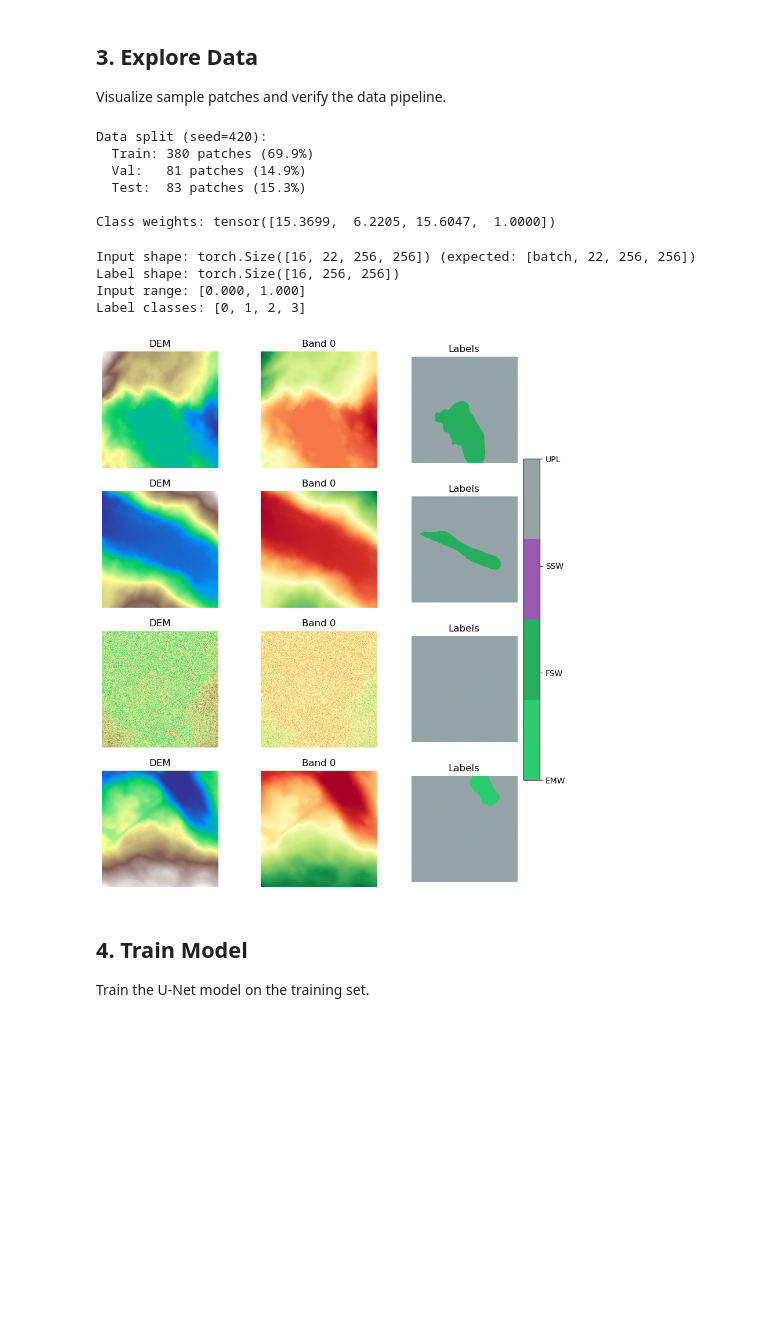
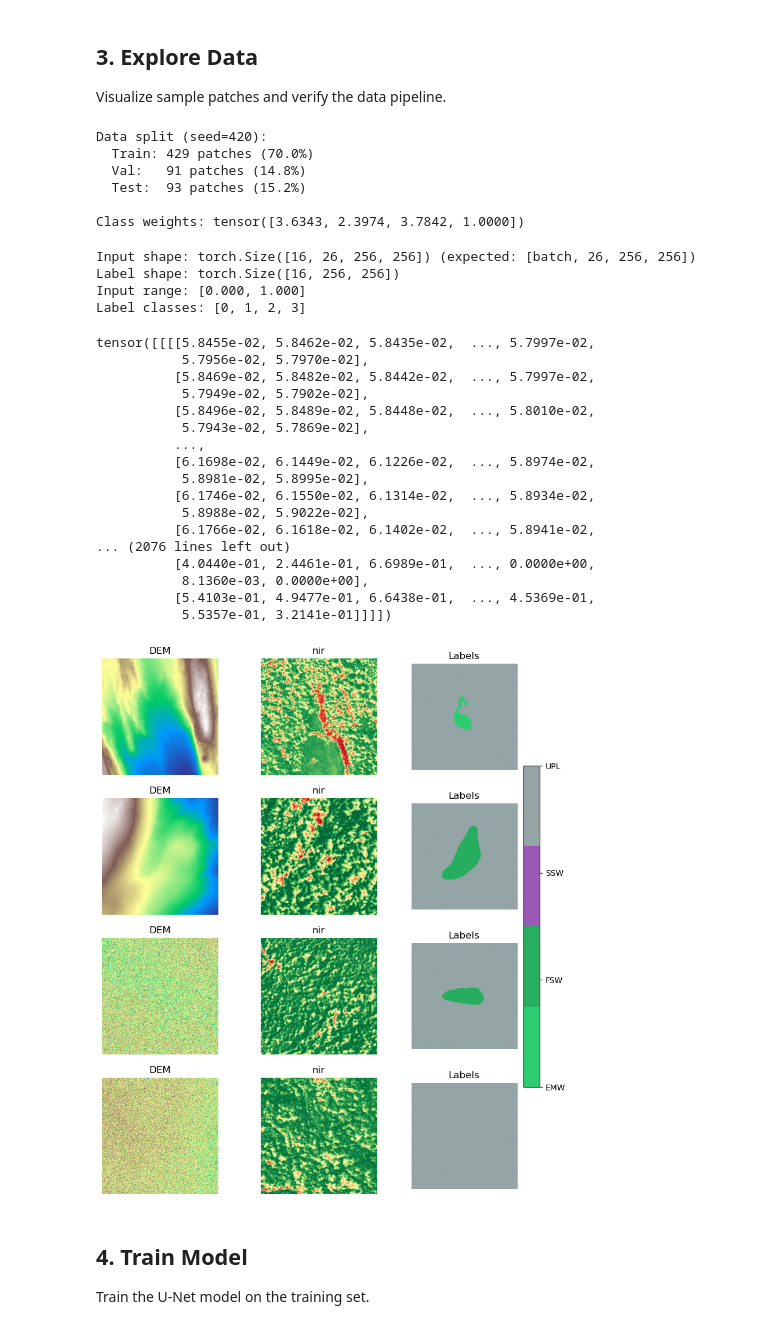
Before and after one commit to ajs0428/NYS_Wetlands_DL, a Jupyter notebook: Python_Code_Analysis/DL_Pipeline_v2/wetland_pipeline.ipynb, the cells around one changed output. Saved outputs shown, nothing was run; the diff lists cells and outputs as text; code cells hidden in the pictures; blank space fills up the shorter version.

Commit message:
patch viewer tool

```diff
--- a/Python_Code_Analysis/DL_Pipeline_v2/wetland_pipeline.ipynb
+++ b/Python_Code_Analysis/DL_Pipeline_v2/wetland_pipeline.ipynb
@@ -43,10 +43,15 @@ Project root: /Users/Anthony/Data and Analysis Local/NYS_Wetlands_DL
 # Edit these paths and parameters as needed
 
 # Data paths
-PATCHES_DIR = PROJECT_ROOT / "Data" / "Training_Data" / "R_Patches" # Changing this to include patches without open water
+PATCHES_DIR = PROJECT_ROOT / "Data" / "Training_Data" / "R_Patches" # 613 patches, 18 bands (17 predictors + MOD_CLASS)
 STATS_PATH = PROJECT_ROOT / "Data" / "Training_Data" / "normalization_stats.json"
 GLOBAL_STATS = PROJECT_ROOT / "Data" / "Training_Data" / "HUC_DL_Stacks_Extracted_Values.json"
 MODELS_DIR = PROJECT_ROOT / "Models"
+
+# NOTE (May 2026): patches now include 4 leaf-off NAIP ortho bands (r_lo, g_lo, b_lo, nir_lo),
+# 0-255 reflectance like the leaf-on r/g/b/nir. 17 predictors -> in_channels=26 after the
+# Geomorph one-hot expansion (1 -> 10). The global stats file has been re-exported to include
+# the leaf-off bands, so all min_max bands use full-coverage global min/max.
 
 # Training parameters
 EPOCHS = 25
@@ -56,6 +61,11 @@ BASE_FILTERS = 32  # 32 for local (M1), 64 for HPC
 DEPTH = 4          # 4 for local, 5 for HPC
 NUM_WORKERS = 0    # Set to 0 if issues on Mac
 SEED = 420
+
+# Class weighting: (1/freq)**WEIGHT_POWER, rescaled so min nonzero weight = 1.0.
+# 1.0 = pure inverse-freq (aggressive), 0.5 = sqrt-inverse (gentler), 0.0 = uniform.
+# Lower values reduce minority over-prediction. Used when computing stats below.
+WEIGHT_POWER = 0.5
 
 # ASPP (Atrous Spatial Pyramid Pooling) at U-Net bottleneck
 # Expands receptive field to ~250m+ without changing encoder/decoder structure
@@ -68,7 +78,7 @@ DICE_WEIGHT = 1.0       # Weight for Dice Loss component (default: 1.0)
 FOCAL_GAMMA = 2.0       # Focal Loss gamma (0=plain CE, 2=standard focal)
 LABEL_SMOOTHING = 0.0   # Label smoothing factor (0.0 = off)
 
-# Classification mode: "multiclass" (5-class) or "binary" (WET vs UPL)
+# Classification mode: "multiclass" (4-class: EMW/FSW/SSW/UPL) or "binary" (WET vs UPL)
     # To switch modes, edit "classification_mode" in dl_band_config.json, then
     # re-run dl_01_compute_statistics to regenerate normalization_stats.json.
     # The dataset, training, and evaluation steps adapt automatically.
@@ -76,6 +86,7 @@ LABEL_SMOOTHING = 0.0   # Label smoothing factor (0.0 = off)
 print("Configuration loaded!")
 if USE_ASPP:
     print(f"ASPP: enabled (rates={ASPP_RATES})")
+print(f"Class weight power: {WEIGHT_POWER}")
 print(f"Loss: Focal(gamma={FOCAL_GAMMA}) * {CE_WEIGHT} + Dice * {DICE_WEIGHT}")
 print(f"Patches directory: {PATCHES_DIR}")
 print(f"Patches exist: {PATCHES_DIR.exists()}")
@@ -110,7 +122,12 @@ Scan all training patches to compute:
 **Run this once** when you have new training data.
 # %%
 # Compute and save statistics
-stats = stats_module.compute_statistics(PATCHES_DIR, STATS_PATH, global_stats_path=GLOBAL_STATS)
+# weight_power controls class-weight aggressiveness (see WEIGHT_POWER in config cell).
+stats = stats_module.compute_statistics(
+    PATCHES_DIR, STATS_PATH,
+    global_stats_path=GLOBAL_STATS,
+    weight_power=WEIGHT_POWER,
+)
 # %% [output]
 [dl_01] Loaded config from: /Users/Anthony/Data and Analysis Local/NYS_Wetlands_DL/Python_Code_Analysis/DL_Pipeline_v2/dl_band_config.json
 [dl_01] config['classification_mode'] = 'multiclass'
@@ -222,11 +240,11 @@ train_loader, val_loader, test_loader, class_weights = dataset_module.create_dat
 print(f"\nClass weights: {class_weights}")
 # %% [output]
 Data split (seed=420):
-  Train: 380 patches (69.9%)
-  Val:   81 patches (14.9%)
-  Test:  83 patches (15.3%)
+  Train: 429 patches (70.0%)
+  Val:   91 patches (14.8%)
+  Test:  93 patches (15.2%)
 
-Class weights: tensor([15.3699,  6.2205, 15.6047,  1.0000])
+Class weights: tensor([3.6343, 2.3974, 3.7842, 1.0000])
 # %%
 
 # Get a sample batch
@@ -239,7 +257,7 @@ print(f"Label shape: {y_sample.shape}")
 print(f"Input range: [{X_sample.min():.3f}, {X_sample.max():.3f}]")
 print(f"Label classes: {torch.unique(y_sample).tolist()}")
 # %% [output]
-Input shape: torch.Size([16, 22, 256, 256]) (expected: [batch, 22, 256, 256])
+Input shape: torch.Size([16, 26, 256, 256]) (expected: [batch, 26, 256, 256])
 Label shape: torch.Size([16, 256, 256])
 Input range: [0.000, 1.000]
 Label classes: [0, 1, 2, 3]
@@ -267,42 +285,60 @@ def plot_samples(X, y, n_samples=4):
     # Color map sized to actual number of classes
     all_colors = ['#2ecc71', '#27ae60', '#9b59b6', '#95a5a6']
     cmap_labels = plt.cm.colors.ListedColormap(all_colors[:NUM_CLASSES])
 
-    # Find NDVI channel dynamically (try common names)
-    ndvi_name = None
-    for candidate in ["NDVI", "n_ndvi", "ndvi"]:
+    # Pick a spectral band to show in the middle panel (NDVI/spectral indices were
+    # dropped). Prefer leaf-on NIR; fall back to other present bands, then band 0.
+    spectral_name = None
+    for candidate in ["nir", "nir_lo", "r", "n_ndvi", "NDVI"]:
         if candidate in stats["predictor_names"]:
-            ndvi_name = candidate
+            spectral_name = candidate
             break
-    ndvi_idx = find_band_channel(ndvi_name, stats) if ndvi_name else 0
+    spectral_idx = find_band_channel(spectral_name, stats) if spectral_name else 0
 
     for i in range(min(n_samples, X.shape[0])):
         # Use first band (DEM) for visualization
         axes[i, 0].imshow(X[i, 0].numpy(), cmap='terrain')
         axes[i, 0].set_title('DEM')
         axes[i, 0].axis('off')
 
-        # NDVI visualization
-        axes[i, 1].imshow(X[i, ndvi_idx].numpy(), cmap='RdYlGn')
-        axes[i, 1].set_title(ndvi_name or 'Band 0')
+        # Spectral band visualization
+        axes[i, 1].imshow(X[i, spectral_idx].numpy(), cmap='RdYlGn')
+        axes[i, 1].set_title(spectral_name or 'Band 0')
         axes[i, 1].axis('off')
 
         # Labels
         im = axes[i, 2].imshow(y[i].numpy(), cmap=cmap_labels, vmin=0, vmax=NUM_CLASSES - 1)
         axes[i, 2].set_title('Labels')
         axes[i, 2].axis('off')
 
     # Add colorbar
     cbar = plt.colorbar(im, ax=axes[:, 2].tolist(), shrink=0.6)
     cbar.set_ticks(range(NUM_CLASSES))
     cbar.set_ticklabels(CLASS_NAMES)
 
     # plt.tight_layout()
     plt.show()
 
 plot_samples(X_sample, y_sample)
 # %% [output]
+tensor([[[[5.8455e-02, 5.8462e-02, 5.8435e-02,  ..., 5.7997e-02,
+           5.7956e-02, 5.7970e-02],
+          [5.8469e-02, 5.8482e-02, 5.8442e-02,  ..., 5.7997e-02,
+           5.7949e-02, 5.7902e-02],
+          [5.8496e-02, 5.8489e-02, 5.8448e-02,  ..., 5.8010e-02,
+           5.7943e-02, 5.7869e-02],
+          ...,
+          [6.1698e-02, 6.1449e-02, 6.1226e-02,  ..., 5.8974e-02,
+           5.8981e-02, 5.8995e-02],
+          [6.1746e-02, 6.1550e-02, 6.1314e-02,  ..., 5.8934e-02,
+           5.8988e-02, 5.9022e-02],
+          [6.1766e-02, 6.1618e-02, 6.1402e-02,  ..., 5.8941e-02,
+... (2076 lines left out)
+          [4.0440e-01, 2.4461e-01, 6.6989e-01,  ..., 0.0000e+00,
+           8.1360e-03, 0.0000e+00],
+          [5.4103e-01, 4.9477e-01, 6.6438e-01,  ..., 4.5369e-01,
+           5.5357e-01, 3.2141e-01]]]])
-[figure, old version]
+[figure, new version]
 # %% [markdown]
 ## 4. Train Model
 
```
Also changed, not shown: parts of 10 cells of this notebook, 1 other file.
